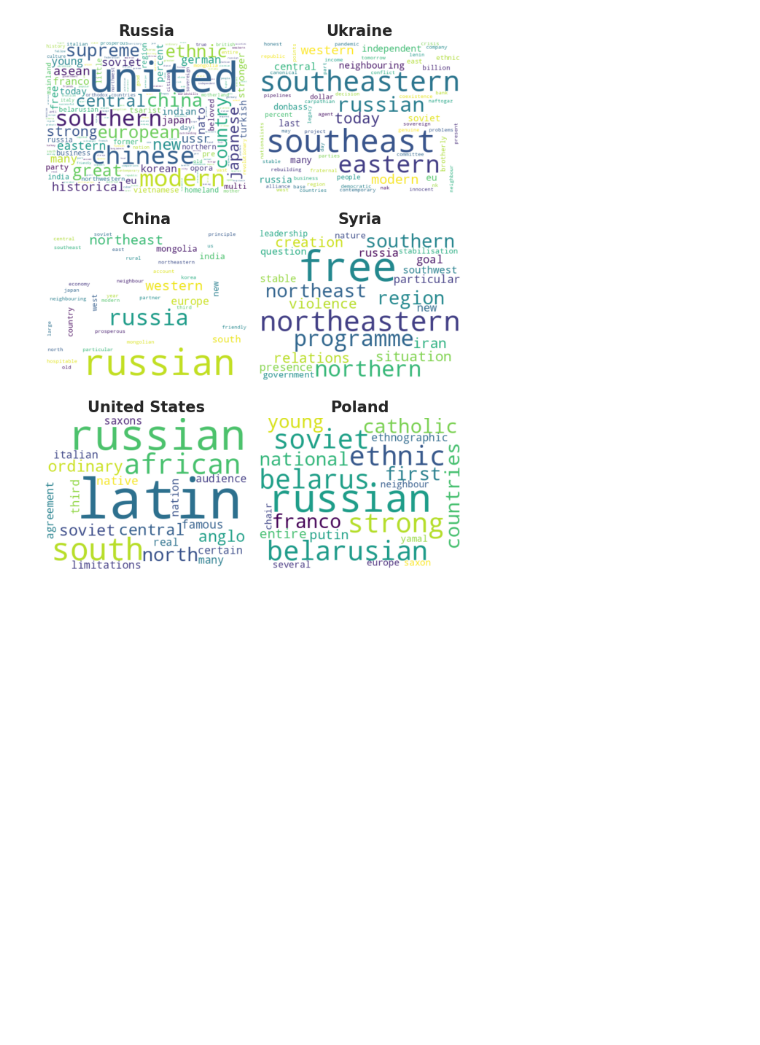
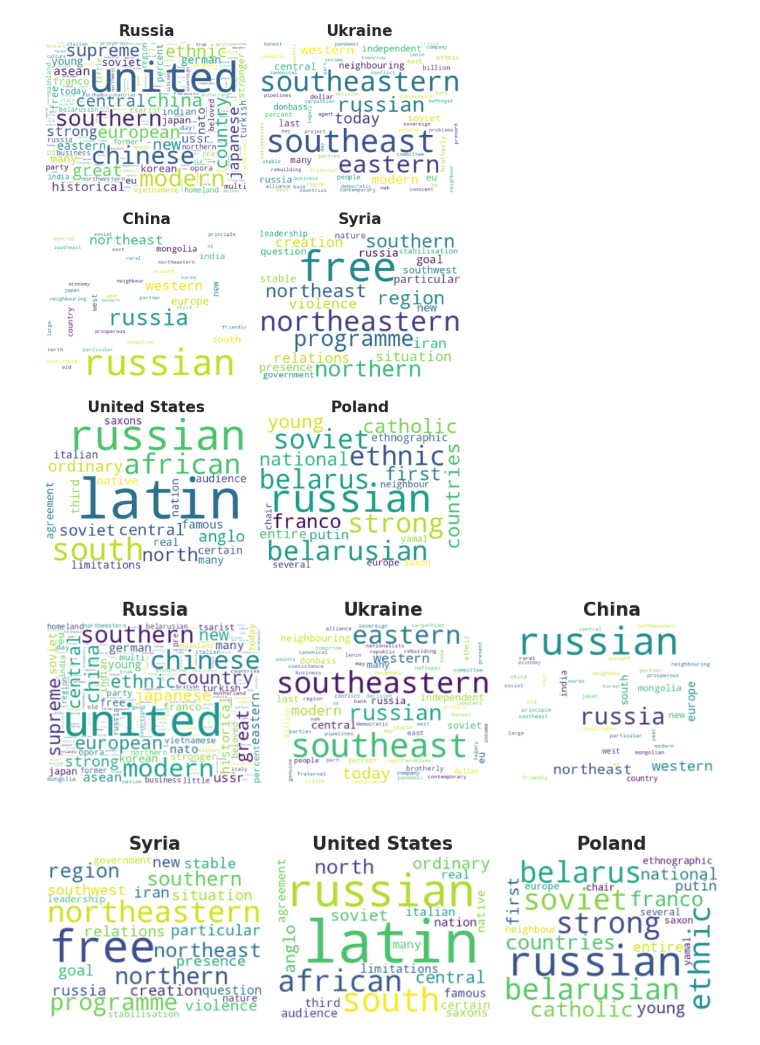
Before and after one commit to szuvarska/PutinsTalksAnalysis, a Jupyter notebook: notebooks/03c_plots.ipynb, the cells around one changed output. Cells and saved outputs as stored; diff of their text form; code cells hidden in the pictures; blank space fills up the shorter version.

```diff
--- a/notebooks/03c_plots.ipynb
+++ b/notebooks/03c_plots.ipynb
@@ -104,3 +104,30 @@ plt.tight_layout()
 plt.show()
 # %% [output]
 [figure]
+# %%
+# Load the dataset
+data_path = "../data/processed/country_accompanying_terms.csv"
+df_terms = pd.read_csv(data_path)
+
+fig, axes = plt.subplots(2, 3, figsize=(8, 6))
+axes = axes.flatten()
+
+top_countries = ['Russia', 'Ukraine', 'China', 'Syria', 'United States', 'Poland']
+
+for i, country in enumerate(top_countries):
+    terms_str = df_terms.loc[df_terms['country'] == country, 'accompanying_terms'].values
+    if len(terms_str) > 0:
+        terms = literal_eval(terms_str[0])
+        text_cloud = " ".join(terms)
+        wc = WordCloud(width=400, height=300, background_color='white', colormap='viridis', collocations=False).generate(text_cloud)
+        axes[i].imshow(wc, interpolation='bilinear')
+        axes[i].set_title(country, fontsize=15, fontweight='bold')
+    else:
+        axes[i].text(0.5, 0.5, "No Terms Found", ha='center')
+        axes[i].set_title(country, fontsize=10)
+
+    axes[i].axis('off')
+plt.tight_layout()
+plt.show()
+# %% [output]
+[figure, added]
```
Also changed, not shown: parts of 1 cell of this notebook, 1 other file.
